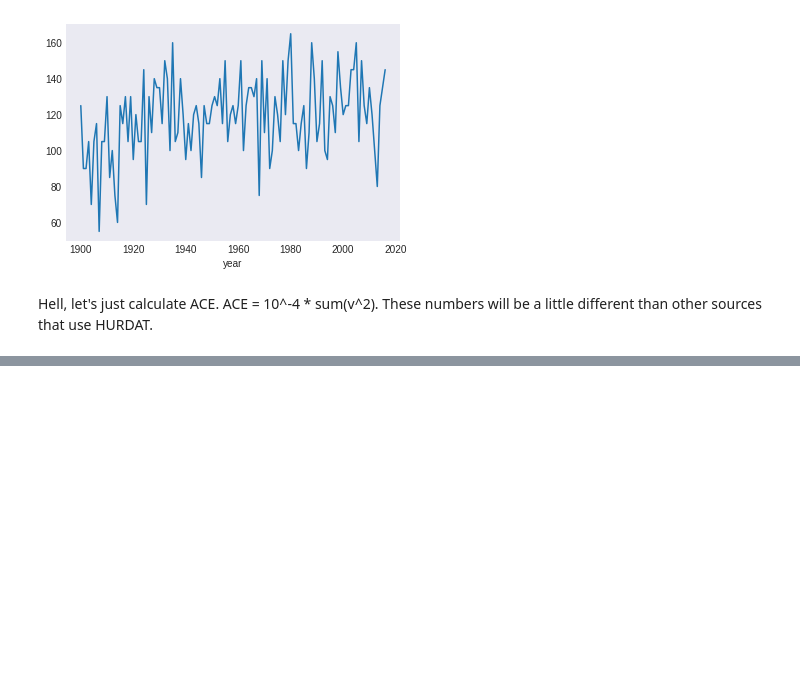
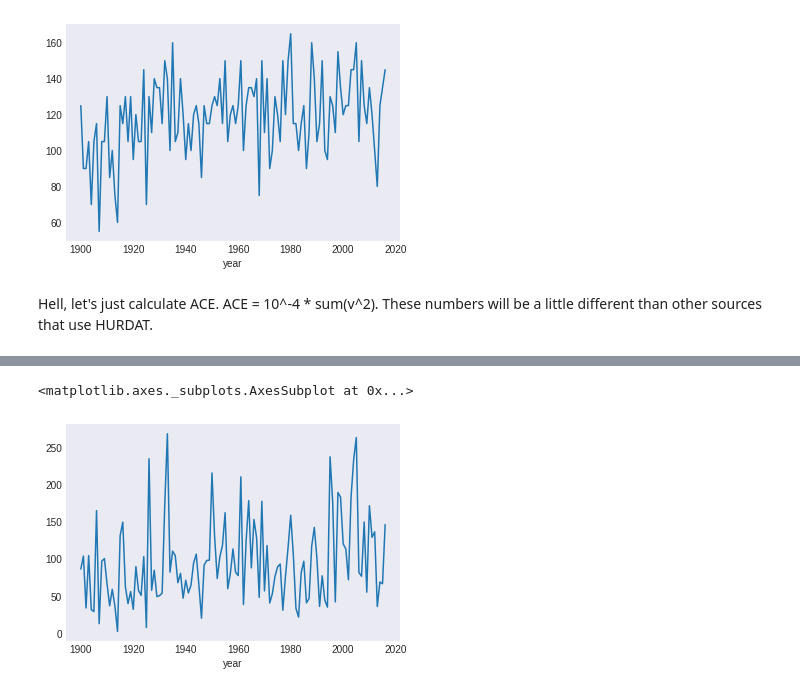
Before and after one commit to falkojudt/pythonFun, a Jupyter notebook: tropical_storms.ipynb, the cells around one changed output, grey strips where cells are left out. Drawn from its saved outputs; the diff is of its cells as text; code cells hidden in the pictures; blank space fills up the shorter version.

```diff
--- a/tropical_storms.ipynb
+++ b/tropical_storms.ipynb
@@ -165,4 +165,4 @@ stormsNA.groupby(stormsNA.year).wind.max().plot()
 # %% [markdown]
 Hell, let's just calculate ACE. ACE = 10^-4 * sum(v^2). These numbers will be a little different than other sources that use HURDAT.
 # %%
-stormsNA['ACE'] = stormsNA.loc[stormsNA.wind.apply(np.square).groupby(stormsNA.year).sum()/10000]
+ACE = stormsNA.wind.apply(np.square).groupby(stormsNA.year).sum()/10000
@@ -170,0 +189,5 @@ KeyError: 'None of [year\n1900.0     86.5500\n1901.0    104.0050\n1902.0     34.
+# %%
+ACE.plot()
+# %% [output]
+<matplotlib.axes._subplots.AxesSubplot at 0x...>
+[figure, added]
```
Also changed, not shown: parts of 2 cells of this notebook.
